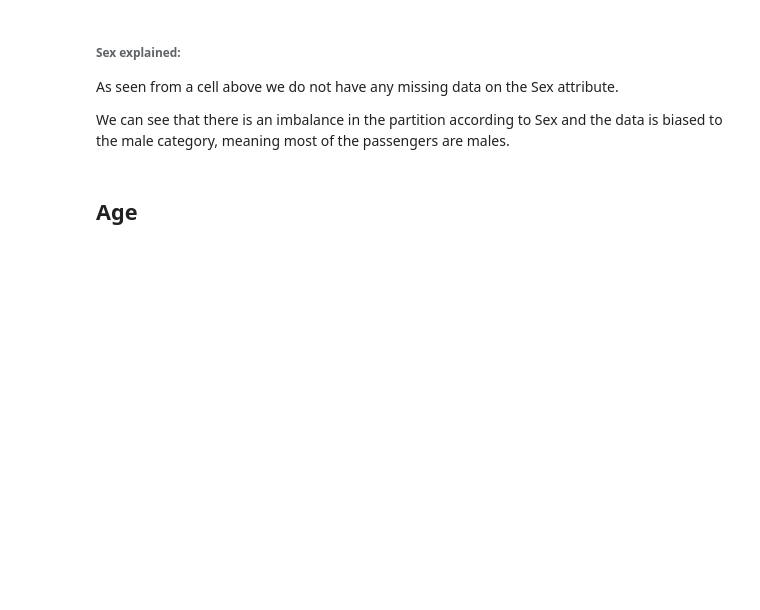
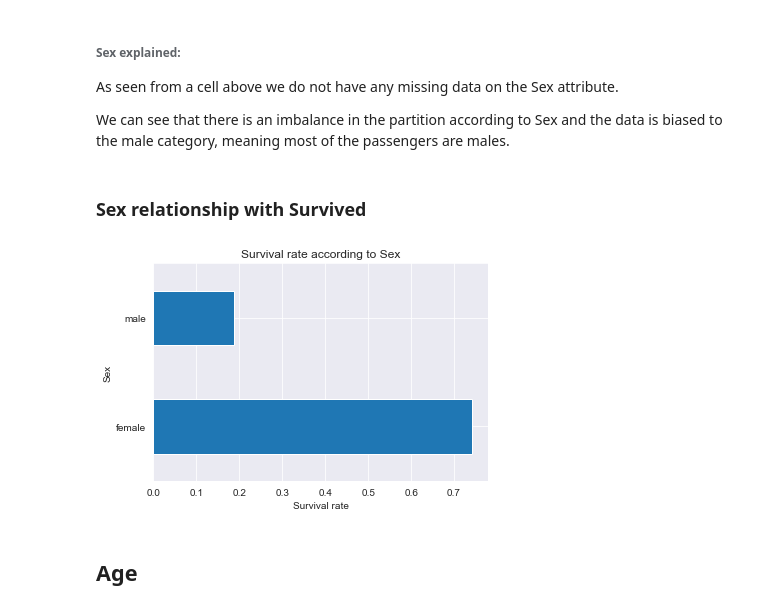
Before and after one commit to Niv-Moshe/Titanic, a Jupyter notebook: eda.ipynb, the cells around one changed output. Drawn from its saved outputs; the diff is of its cells as text; code cells hidden in the pictures; blank space fills up the shorter version.

```diff
--- a/eda.ipynb
+++ b/eda.ipynb
@@ -327,6 +373,12 @@ pie_chart(titanic, feature='Sex', categories=["male", "female"])
 As seen from a cell above we do not have any missing data on the Sex attribute.
 
 We can see that there is an imbalance in the partition according to Sex and the data is biased to the male category, meaning most of the passengers are males.
+# %% [markdown]
+### Sex relationship with Survived
+# %%
+survival_rate_per_category_plot(titanic, 'Sex')
+# %% [output]
+[figure, added]
 # %% [markdown]
 ## Age
 # %%
```
Also changed, not shown: parts of 33 cells of this notebook.
